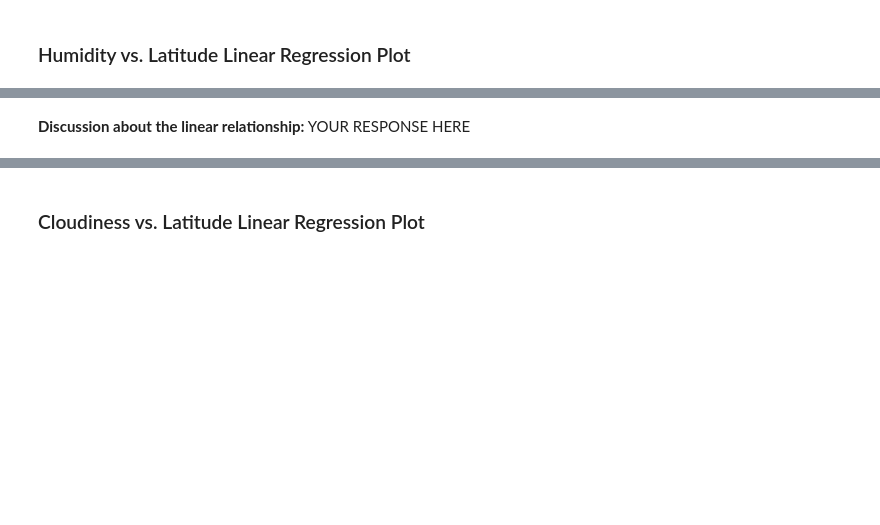
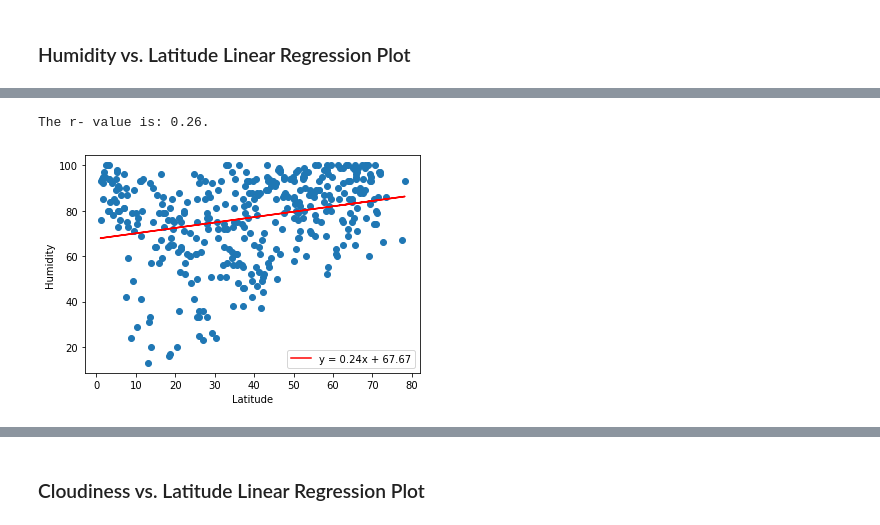
Before and after one commit to nouyang0620/python-api-challenge, a Jupyter notebook: WeatherPy/WeatherPy.ipynb, the cells around one changed output, grey strips where cells are left out. Saved outputs shown, nothing was run; the diff lists cells and outputs as text; code cells hidden in the pictures; blank space fills up the shorter version.

```diff
--- a/WeatherPy/WeatherPy.ipynb
+++ b/WeatherPy/WeatherPy.ipynb
@@ -334,2 +358,13 @@ The r-value is: 0.0002808747046324607
-# %% [markdown]
-**Discussion about the linear relationship:** YOUR RESPONSE HERE
+# %%
+# Northern Hemisphere
+line_eq = regressionplot(x = northern_hemi_df['Lat'], y = northern_hemi_df['Humidity'])
+
+# Add labels
+plt.xlabel('Latitude')
+plt.ylabel('Humidity')
+
+# Display
+plt.show()
+# %% [output]
+The r- value is: 0.26.
+[figure, added]
```
Also changed, not shown: parts of 36 cells of this notebook, 5 other files.
